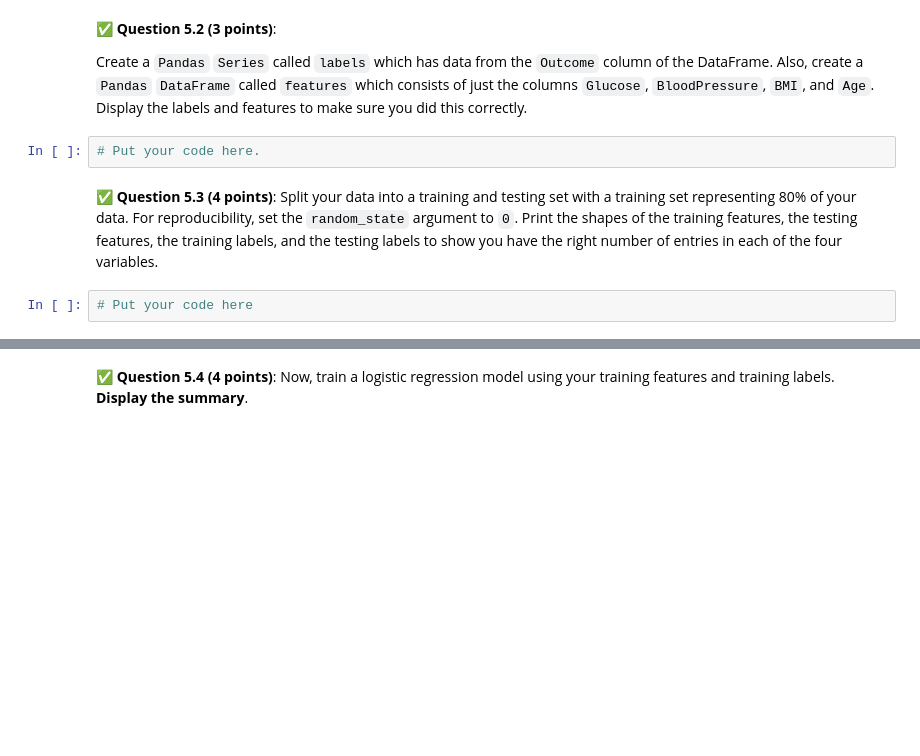
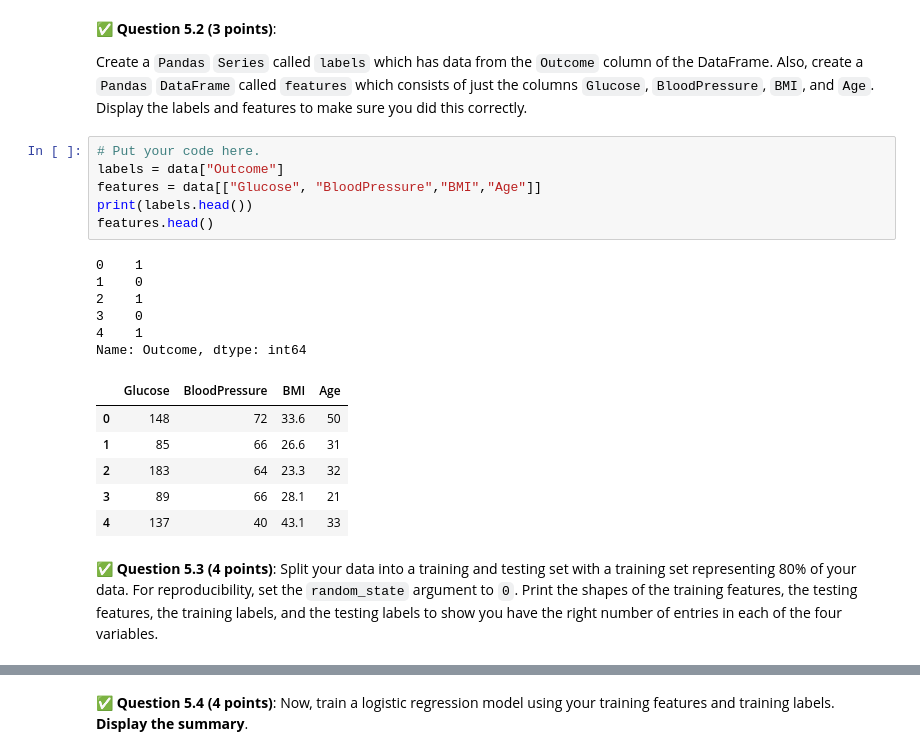
Before and after one commit to barry-huu/CMSE202-s24-turnin, a Jupyter notebook: hw-03/HW-03_Regression-S24-STUDENT.ipynb, the cells around one changed output, grey strips where cells are left out. Cells and saved outputs as stored; diff of their text form; blank space fills up the shorter version.

```diff
--- a/hw-03/HW-03_Regression-S24-STUDENT.ipynb
+++ b/hw-03/HW-03_Regression-S24-STUDENT.ipynb
@@ -483,9 +500,24 @@ In this part, we'd like to use logistic regression to classify whether a person
 &#9989;  **Question 5.2 (3 points)**:
 
 Create a `Pandas` `Series` called `labels` which has data from the `Outcome` column of the DataFrame. Also, create a `Pandas` `DataFrame` called `features` which consists of just the columns `Glucose`, `BloodPressure`, `BMI`, and `Age`. Display the labels and features to make sure you did this correctly.
-# %%
-# Put your code here.
+# %%
+# Put your code here.
+labels = data["Outcome"]
+features = data[["Glucose", "BloodPressure","BMI","Age"]]
+print(labels.head())
+features.head()
+# %% [output]
+0    1
+1    0
+2    1
+3    0
+4    1
+Name: Outcome, dtype: int64
+|  | Glucose | BloodPressure | BMI | Age |
+| 0 | 148 | 72 | 33.6 | 50 |
+| 1 | 85 | 66 | 26.6 | 31 |
+| 2 | 183 | 64 | 23.3 | 32 |
+| 3 | 89 | 66 | 28.1 | 21 |
+| 4 | 137 | 40 | 43.1 | 33 |
 # %% [markdown]
 &#9989;  **Question 5.3 (4 points)**: Split your data into a training and testing set with a training set representing 80% of your data. For reproducibility, set the `random_state` argument to `0`. Print the shapes of the training features, the testing features, the training labels, and the testing labels to show you have the right number of entries in each of the four variables.
-# %%
-# Put your code here
```
Also changed, not shown: parts of 8 cells of this notebook.
